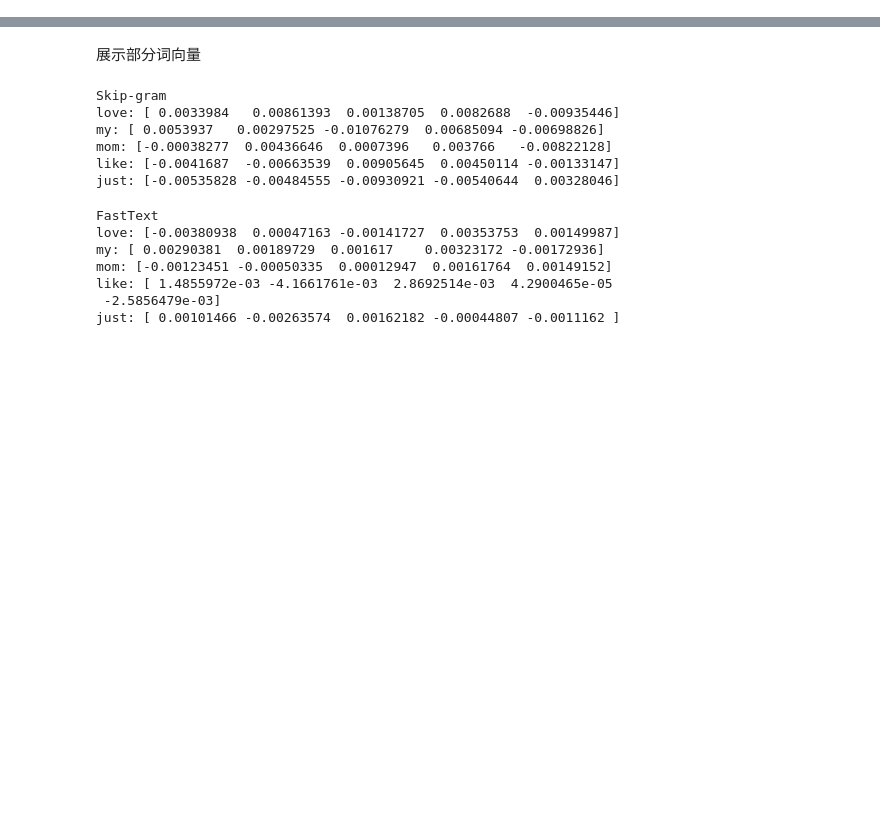
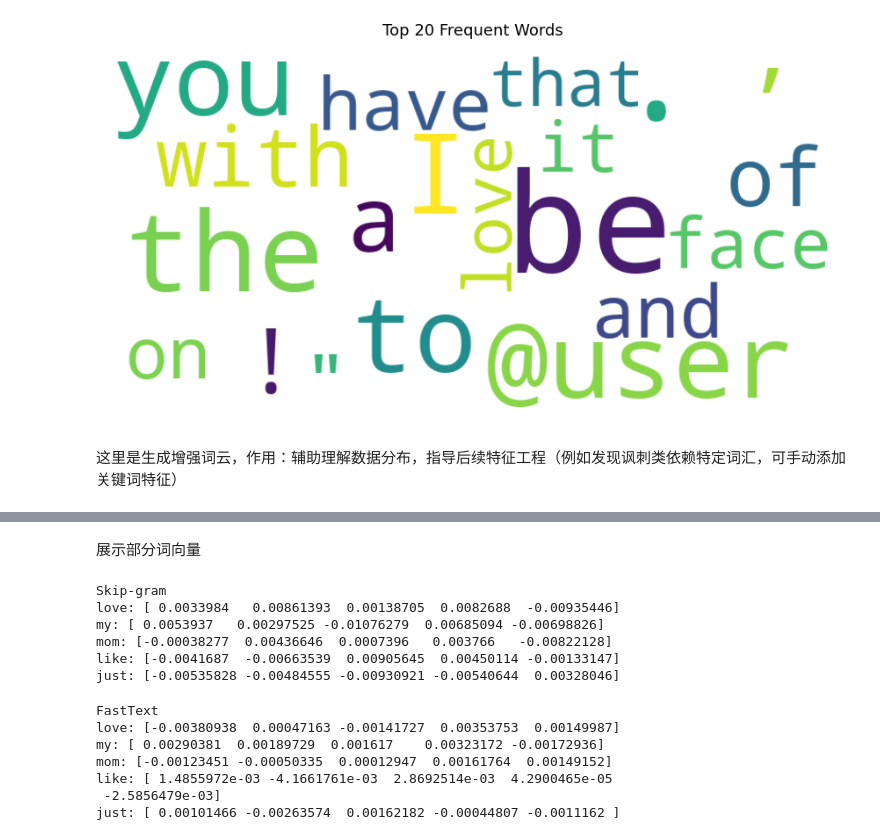
Before and after one commit to Lynchrocket/Sarcasm-Detection_HoNLP, a Jupyter notebook: src/SARCASM.ipynb, the cells around one changed output, grey strips where cells are left out. Cells and saved outputs as stored; diff of their text form; code cells hidden in the pictures; blank space fills up the shorter version.

```diff
--- a/src/SARCASM.ipynb
+++ b/src/SARCASM.ipynb
@@ -30,0 +115,27 @@ test_cleaned_df = pd.DataFrame(test_lines, columns=["Text"])
+# %%
+word_freq = dict(top_words)
+
+# 创建词云对象并配置参数
+wordcloud = WordCloud(
+    width=800,               # 图像宽度
+    height=400,              # 图像高度
+    background_color='white',# 背景颜色（解决透明问题）
+    colormap='viridis',      # 颜色主题（可选：'plasma', 'magma', 'inferno'等）
+    max_words=50,            # 最多显示词数（即使超过前20也会自动限制）
+    max_font_size=150,       # 最大字体大小
+    stopwords=None,          # 可在此添加要排除的停用词
+    contour_width=1,         # 轮廓线宽度
+    contour_color='steelblue'# 轮廓线颜色
+).generate_from_frequencies(word_freq)
+# %%
+# 绘制词云
+plt.figure(figsize=(12, 8), facecolor='white')  # 设置画布大小和背景
+plt.imshow(wordcloud, interpolation='bilinear')
+plt.axis("off")  # 关闭坐标轴
+plt.title("Top 20 Frequent Words", fontsize=18, pad=20)
+plt.tight_layout()
+plt.show()
+# %% [output]
+[figure, added]
+# %% [markdown]
+这里是生成增强词云，作用：辅助理解数据分布，指导后续特征工程（例如发现讽刺类依赖特定词汇，可手动添加关键词特征）
```
Also changed, not shown: parts of 33 cells of this notebook.
